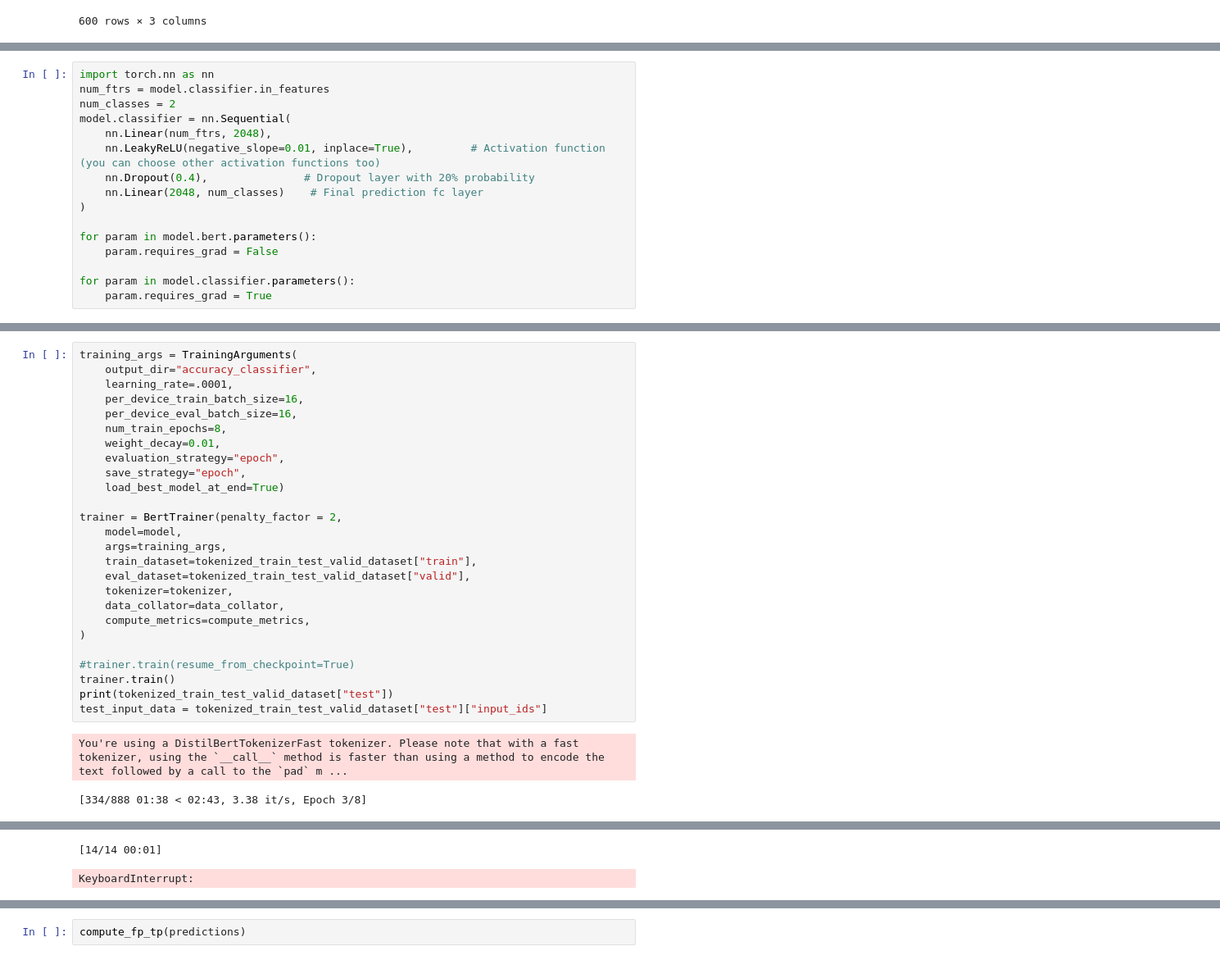
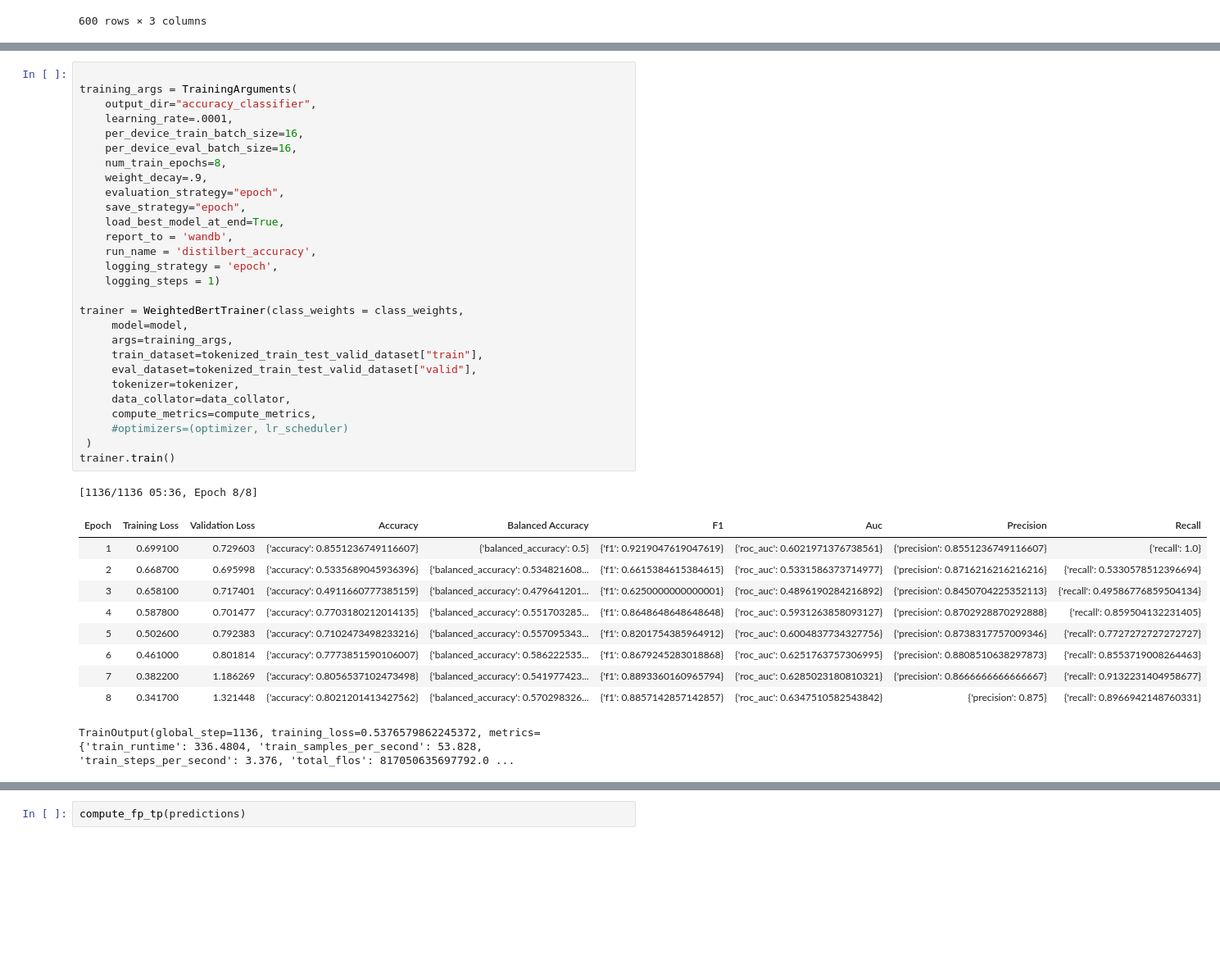
Before and after one commit to bryanchrist/llama2-70b, a Jupyter notebook: text_classifier.ipynb, the cells around one changed output, grey strips where cells are left out. Shown at 82% size. Saved outputs shown, nothing was run; the diff lists cells and outputs as text; blank space fills up the shorter version.

Commit message:
Building accuracy classifier

```diff
--- a/text_classifier.ipynb
+++ b/text_classifier.ipynb
@@ -1238,17 +1314 @@ Some weights of DistilBertForSequenceClassification were not initialized from th
 You should probably TRAIN this model on a down-stream task to be able to use it for predictions and inference.
-# %%
-import torch.nn as nn
-num_ftrs = model.classifier.in_features
-num_classes = 2
-model.classifier = nn.Sequential(
-    nn.Linear(num_ftrs, 2048),
-    nn.LeakyReLU(negative_slope=0.01, inplace=True),         # Activation function (you can choose other activation functions too)
-    nn.Dropout(0.4),               # Dropout layer with 20% probability
-    nn.Linear(2048, num_classes)    # Final prediction fc layer
-)
-
-for param in model.bert.parameters():
-    param.requires_grad = False
-
-for param in model.classifier.parameters():
-    param.requires_grad = True
@@ -1257,29 +1385,40 @@ AttributeError: 'DistilBertForSequenceClassification' object has no attribute 'b
 # %%
+
 training_args = TrainingArguments(
     output_dir="accuracy_classifier",
     learning_rate=.0001,
     per_device_train_batch_size=16,
     per_device_eval_batch_size=16,
     num_train_epochs=8,
-    weight_decay=0.01,
+    weight_decay=.9,
     evaluation_strategy="epoch",
     save_strategy="epoch",
-    load_best_model_at_end=True)
+    load_best_model_at_end=True,
+    report_to = 'wandb',
+    run_name = 'distilbert_accuracy',
+    logging_strategy = 'epoch',
+    logging_steps = 1)
 
-trainer = BertTrainer(penalty_factor = 2,
-    model=model,
-    args=training_args,
-    train_dataset=tokenized_train_test_valid_dataset["train"],
-    eval_dataset=tokenized_train_test_valid_dataset["valid"],
-    tokenizer=tokenizer,
-    data_collator=data_collator,
-    compute_metrics=compute_metrics,
-)
-
-#trainer.train(resume_from_checkpoint=True)
+trainer = WeightedBertTrainer(class_weights = class_weights,
+     model=model,
+     args=training_args,
+     train_dataset=tokenized_train_test_valid_dataset["train"],
+     eval_dataset=tokenized_train_test_valid_dataset["valid"],
+     tokenizer=tokenizer,
+     data_collator=data_collator,
+     compute_metrics=compute_metrics,
+     #optimizers=(optimizer, lr_scheduler)
+ )
 trainer.train()
-print(tokenized_train_test_valid_dataset["test"])
-test_input_data = tokenized_train_test_valid_dataset["test"]["input_ids"]
 # %% [output]
-You're using a DistilBertTokenizerFast tokenizer. Please note that with a fast tokenizer, using the `__call__` method is faster than using a method to encode the text followed by a call to the `pad` m ...
+[1136/1136 05:36, Epoch 8/8]
+| Epoch | Training Loss | Validation Loss | Accuracy | Balanced Accuracy | F1 | Auc | Precision | Recall |
+| 1 | 0.699100 | 0.729603 | {'accuracy': 0.8551236749116607} | {'balanced_accuracy': 0.5} | {'f1': 0.9219047619047619} | {'roc_auc': 0.6021971376738561} | {'precision': 0.8551236749116607} | {'recall': 1.0} |
+| 2 | 0.668700 | 0.695998 | {'accuracy': 0.5335689045936396} | {'balanced_accuracy': 0.534821608... | {'f1': 0.6615384615384615} | {'roc_auc': 0.5331586373714977} | {'precision': 0.8716216216216216} | {'recall': 0.5330578512396694} |
+| 3 | 0.658100 | 0.717401 | {'accuracy': 0.4911660777385159} | {'balanced_accuracy': 0.479641201... | {'f1': 0.6250000000000001} | {'roc_auc': 0.4896190284216892} | {'precision': 0.8450704225352113} | {'recall': 0.49586776859504134} |
+| 4 | 0.587800 | 0.701477 | {'accuracy': 0.7703180212014135} | {'balanced_accuracy': 0.551703285... | {'f1': 0.8648648648648648} | {'roc_auc': 0.5931263858093127} | {'precision': 0.8702928870292888} | {'recall': 0.859504132231405} |
+| 5 | 0.502600 | 0.792383 | {'accuracy': 0.7102473498233216} | {'balanced_accuracy': 0.557095343... | {'f1': 0.8201754385964912} | {'roc_auc': 0.6004837734327756} | {'precision': 0.8738317757009346} | {'recall': 0.7727272727272727} |
+| 6 | 0.461000 | 0.801814 | {'accuracy': 0.7773851590106007} | {'balanced_accuracy': 0.586222535... | {'f1': 0.8679245283018868} | {'roc_auc': 0.6251763757306995} | {'precision': 0.8808510638297873} | {'recall': 0.8553719008264463} |
+| 7 | 0.382200 | 1.186269 | {'accuracy': 0.8056537102473498} | {'balanced_accuracy': 0.541977423... | {'f1': 0.8893360160965794} | {'roc_auc': 0.6285023180810321} | {'precision': 0.8666666666666667} | {'recall': 0.9132231404958677} |
+| 8 | 0.341700 | 1.321448 | {'accuracy': 0.8021201413427562} | {'balanced_accuracy': 0.570298326... | {'f1': 0.8857142857142857} | {'roc_auc': 0.6347510582543842} | {'precision': 0.875} | {'recall': 0.8966942148760331} |
-[334/888 01:38 < 02:43, 3.38 it/s, Epoch 3/8]
+TrainOutput(global_step=1136, training_loss=0.5376579862245372, metrics={'train_runtime': 336.4804, 'train_samples_per_second': 53.828, 'train_steps_per_second': 3.376, 'total_flos': 817050635697792.0 ...
@@ -1291,5 +1425,3 @@ You're using a DistilBertTokenizerFast tokenizer. Please note that with a fast t
-[14/14 00:01]
-KeyboardInterrupt:
 # %%
 # predictions = trainer.predict(test_dataset=test_input_data)
 # print(predictions)
```
Also changed, not shown: parts of 17 cells of this notebook.
